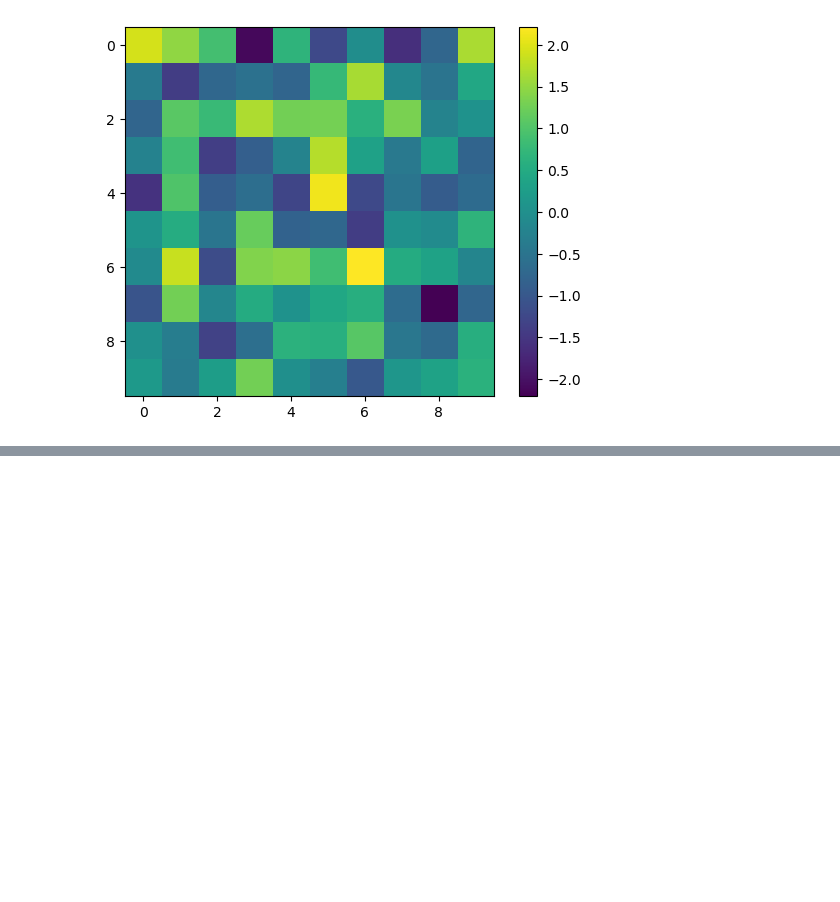
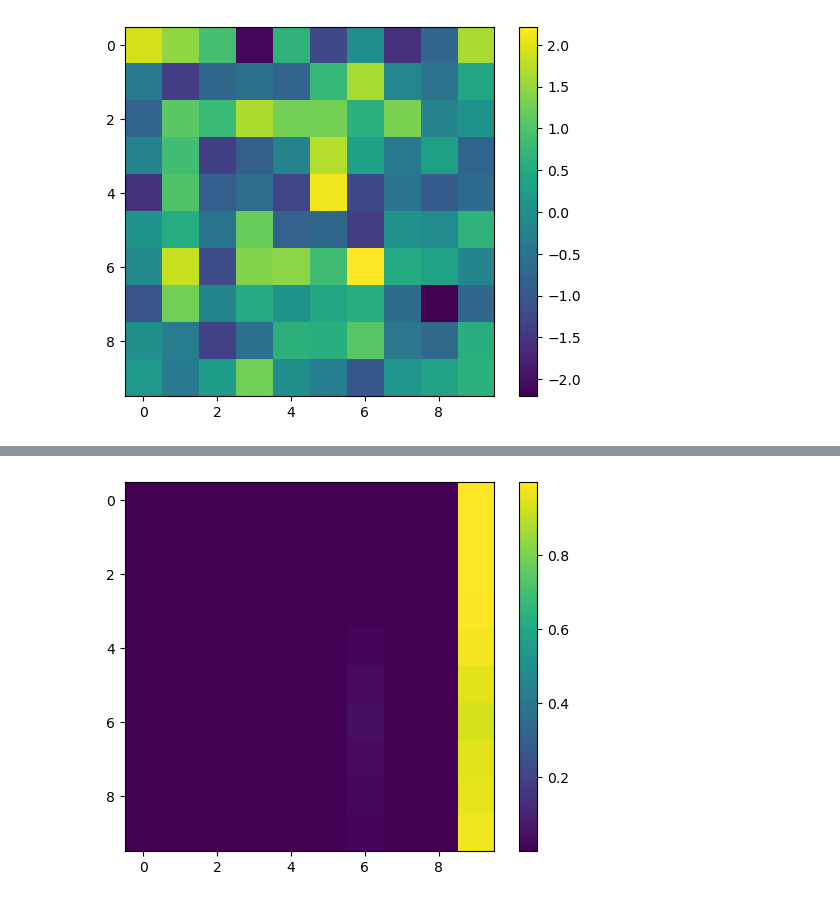
Before and after one commit to wuweizhang0723/func2graph, a Jupyter notebook: notebook/check_evaluation/evaluate_model.ipynb, the cells around one changed output, grey strips where cells are left out. Cells and saved outputs as stored; diff of their text form; code cells hidden in the pictures; blank space fills up the shorter version.

```diff
--- a/notebook/check_evaluation/evaluate_model.ipynb
+++ b/notebook/check_evaluation/evaluate_model.ipynb
@@ -68,0 +136,6 @@ predictions, attentions = tools.get_avg_attention(trainloader, predict_mode_mode
+# %%
+plt.imshow(attentions[2])
+plt.colorbar()
+plt.show()
+# %% [output]
+[figure, added]
```
Also changed, not shown: parts of 3 cells of this notebook, 4 other files.
